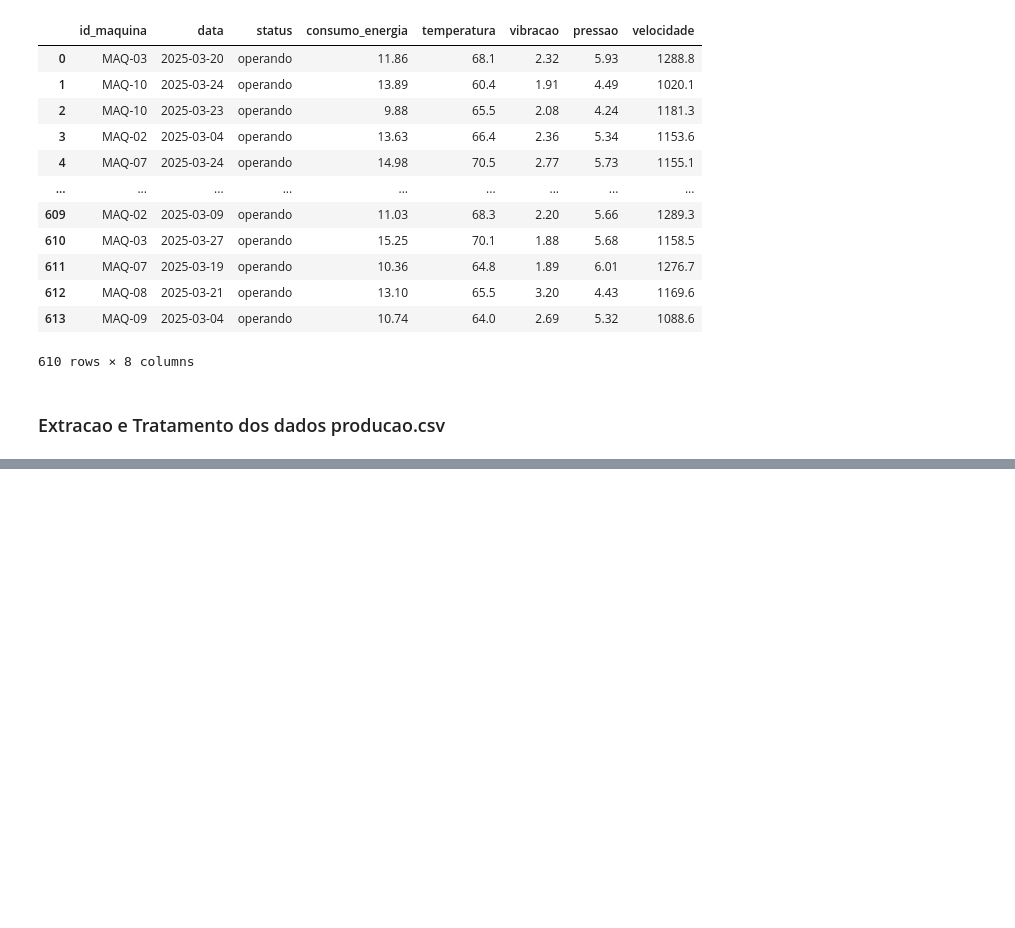
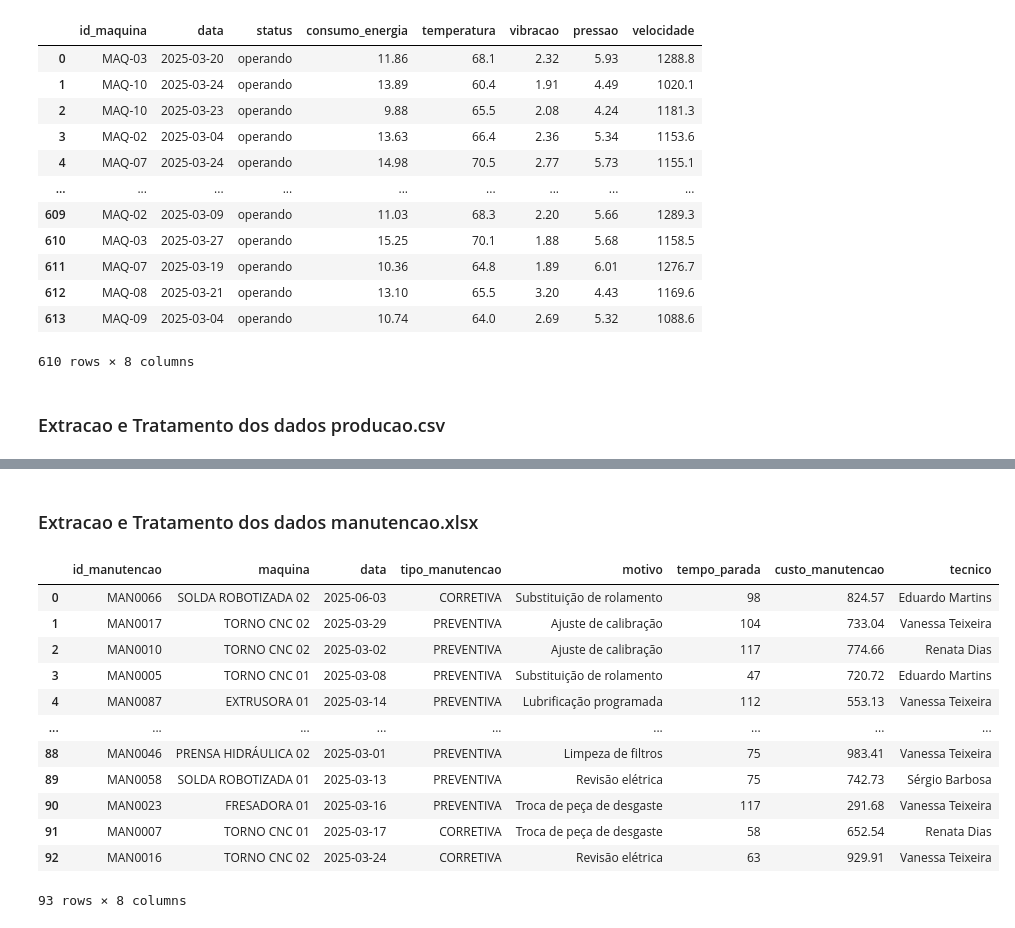
Before and after one commit to cirobezerradev/projeto-tecfor-industrial, a Jupyter notebook: Análise_de_Dados_Industriais.ipynb, the cells around one changed output, grey strips where cells are left out. Saved outputs shown, nothing was run; the diff lists cells and outputs as text; code cells hidden in the pictures; blank space fills up the shorter version.

```diff
--- a/Análise_de_Dados_Industriais.ipynb
+++ b/Análise_de_Dados_Industriais.ipynb
@@ -97,0 +142,48 @@ dtype: object
+# %% [markdown]
+### Extracao e Tratamento dos dados manutencao.xlsx
+# %%
+df_manutencao = pd.read_excel('manutencao.xlsx')
+
+# df_manutencao.isna().sum()
+# Valores Nulos pela mediana
+df_manutencao['tempo_parada'] = df_manutencao['tempo_parada'].fillna(df_manutencao['tempo_parada'].median())
+df_manutencao['tempo_parada'] = df_manutencao['tempo_parada'].astype('int')
+# df_manutencao.isna().sum()
+
+# Verifica duplicados
+# df_manutencao.duplicated().sum()
+
+# Padronização Nomes das Maquinas
+# print(df_manutencao['maquina'].unique())
+'''Removendo espaços do inicio e final com strip, alterando para caixa alta com upper \
+e substituindo espaços duplo por espaço simples'''
+df_manutencao['maquina'] = df_manutencao['maquina'].str.strip().str.upper().str.replace('  ', ' ')
+'''Nos locais nos numeros 1 adicionei um zero e depois replace 00 por 0 para que
+o padrão seja exemplo: INJETORA PLÁSTICA 01'''
+df_manutencao['maquina'] = df_manutencao['maquina'].str[:-1] + '0' + df_manutencao['maquina'].str[-1]
+df_manutencao['maquina'] = df_manutencao['maquina'].str.replace('00', '0')
+# print(df_manutencao['maquina'].unique())
+
+# Padronizando data
+df_manutencao['data'] = pd.to_datetime(df_manutencao['data'], format='mixed', yearfirst=True)
+
+# Padronização dos tipos
+# print(df_manutencao['tipo_manutencao'].unique())
+df_manutencao['tipo_manutencao'] = df_manutencao['tipo_manutencao'].str.strip().str.upper().str.replace('  ', ' ')
+# print(df_manutencao['tipo_manutencao'].unique())
+
+df_manutencao
+# %% [output]
+|  | id_manutencao | maquina | data | tipo_manutencao | motivo | tempo_parada | custo_manutencao | tecnico |
+| 0 | MAN0066 | SOLDA ROBOTIZADA 02 | 2025-06-03 | CORRETIVA | Substituição de rolamento | 98 | 824.57 | Eduardo Martins |
+| 1 | MAN0017 | TORNO CNC 02 | 2025-03-29 | PREVENTIVA | Ajuste de calibração | 104 | 733.04 | Vanessa Teixeira |
+| 2 | MAN0010 | TORNO CNC 02 | 2025-03-02 | PREVENTIVA | Ajuste de calibração | 117 | 774.66 | Renata Dias |
+| 3 | MAN0005 | TORNO CNC 01 | 2025-03-08 | PREVENTIVA | Substituição de rolamento | 47 | 720.72 | Eduardo Martins |
+| 4 | MAN0087 | EXTRUSORA 01 | 2025-03-14 | PREVENTIVA | Lubrificação programada | 112 | 553.13 | Vanessa Teixeira |
+| ... | ... | ... | ... | ... | ... | ... | ... | ... |
+| 88 | MAN0046 | PRENSA HIDRÁULICA 02 | 2025-03-01 | PREVENTIVA | Limpeza de filtros | 75 | 983.41 | Vanessa Teixeira |
+| 89 | MAN0058 | SOLDA ROBOTIZADA 01 | 2025-03-13 | PREVENTIVA | Revisão elétrica | 75 | 742.73 | Sérgio Barbosa |
+| 90 | MAN0023 | FRESADORA 01 | 2025-03-16 | PREVENTIVA | Troca de peça de desgaste | 117 | 291.68 | Vanessa Teixeira |
+| 91 | MAN0007 | TORNO CNC 01 | 2025-03-17 | CORRETIVA | Troca de peça de desgaste | 58 | 652.54 | Renata Dias |
+| 92 | MAN0016 | TORNO CNC 02 | 2025-03-24 | CORRETIVA | Revisão elétrica | 63 | 929.91 | Vanessa Teixeira |
+93 rows × 8 columns
```
Also changed, not shown: parts of 3 cells of this notebook.
